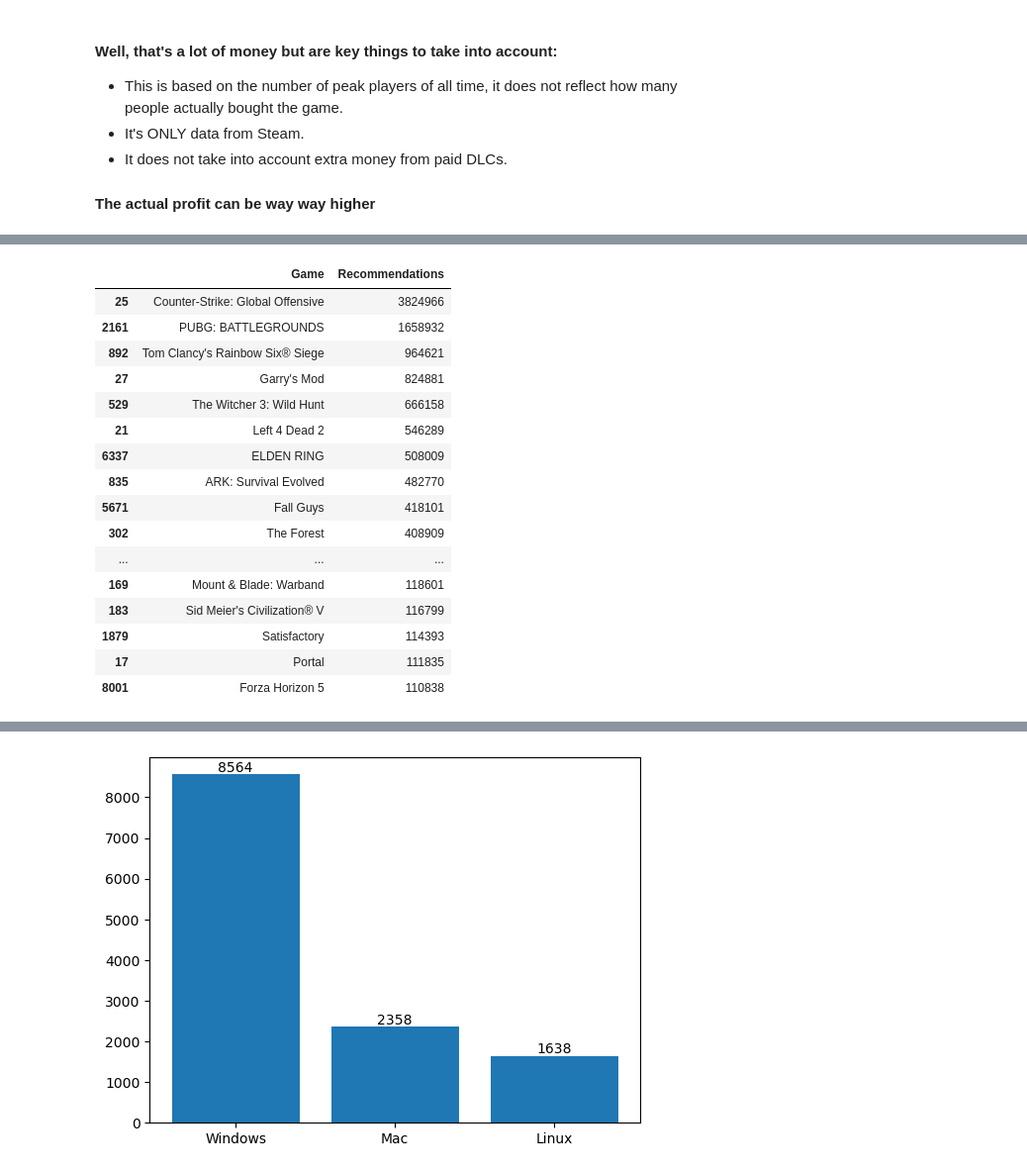
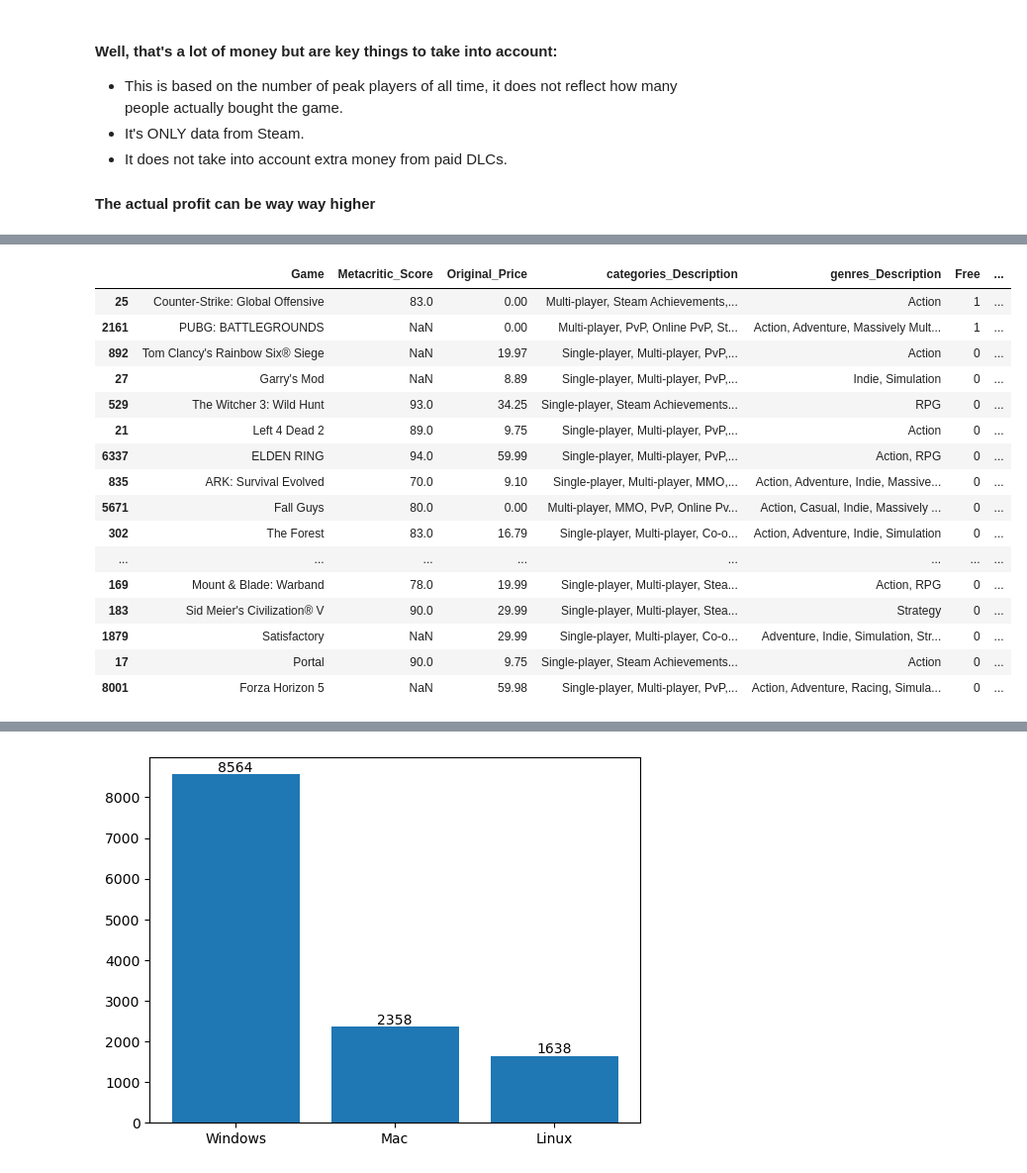
Before and after one commit to marxio09dio/Steam-Games, a Jupyter notebook: 04_data_exploration.ipynb, the cells around one changed output, grey strips where cells are left out. Shown: that part at 99% size. Drawn from its saved outputs; the diff is of its cells as text; code cells hidden in the pictures.

```diff
--- a/04_data_exploration.ipynb
+++ b/04_data_exploration.ipynb
@@ -127,8 +133,7 @@ top_30_games[['Game', 'Profit', 'Original_Price', 'categories_Description', 'gen
 # %%
-game_Metacritic_Score_series = df_steam[['Game', 'Metacritic_Score', 'Original_Price', 'categories_Description', 'genres_Description']]
+game_Metacritic_Score_series = df_steam[['Game', 'Metacritic_Score', 'Original_Price', 'categories_Description', 'genres_Description', 'Free', 'Count_DLC',	'Total_Achievements', 'Full_Controller_Support', 'Recommendations']]
 sorted_Metacritic_Scoredata = game_Metacritic_Score_series.sort_values('Metacritic_Score', ascending=False)
 
 # Print the top 30 games with additional columns
-top_30_games = sorted_Metacritic_Scoredata.head(30)
-top_30_games
+sorted_Metacritic_Scoredata.head(30)
 # %% [output]
@@ -152,25 +157,22 @@ top_30_games
 # %%
-# Get Games by Recommendations
-game_Recommendations_series = df_steam[['Game', 'Recommendations']]
-sorted_Recommendations = game_Recommendations_series.sort_values('Recommendations', ascending=False)
+sorted_Recommendations = game_Metacritic_Score_series.sort_values('Recommendations', ascending=False)
 
-# Top 30
 sorted_Recommendations.head(30)
 # %% [output]
-|  | Game | Recommendations |
-| 25 | Counter-Strike: Global Offensive | 3824966 |
-| 2161 | PUBG: BATTLEGROUNDS | 1658932 |
-| 892 | Tom Clancy's Rainbow Six® Siege | 964621 |
-| 27 | Garry's Mod | 824881 |
-| 529 | The Witcher 3: Wild Hunt | 666158 |
-| 21 | Left 4 Dead 2 | 546289 |
-| 6337 | ELDEN RING | 508009 |
-| 835 | ARK: Survival Evolved | 482770 |
-| 5671 | Fall Guys | 418101 |
-| 302 | The Forest | 408909 |
-| ... | ... | ... |
-| 169 | Mount & Blade: Warband | 118601 |
-| 183 | Sid Meier's Civilization® V | 116799 |
-| 1879 | Satisfactory | 114393 |
-| 17 | Portal | 111835 |
-| 8001 | Forza Horizon 5 | 110838 |
+|  | Game | Metacritic_Score | Original_Price | categories_Description | genres_Description | Free | ... |
+| 25 | Counter-Strike: Global Offensive | 83.0 | 0.00 | Multi-player, Steam Achievements,... | Action | 1 | ... |
+| 2161 | PUBG: BATTLEGROUNDS | NaN | 0.00 | Multi-player, PvP, Online PvP, St... | Action, Adventure, Massively Mult... | 1 | ... |
+| 892 | Tom Clancy's Rainbow Six® Siege | NaN | 19.97 | Single-player, Multi-player, PvP,... | Action | 0 | ... |
+| 27 | Garry's Mod | NaN | 8.89 | Single-player, Multi-player, PvP,... | Indie, Simulation | 0 | ... |
+| 529 | The Witcher 3: Wild Hunt | 93.0 | 34.25 | Single-player, Steam Achievements... | RPG | 0 | ... |
+| 21 | Left 4 Dead 2 | 89.0 | 9.75 | Single-player, Multi-player, PvP,... | Action | 0 | ... |
+| 6337 | ELDEN RING | 94.0 | 59.99 | Single-player, Multi-player, PvP,... | Action, RPG | 0 | ... |
+| 835 | ARK: Survival Evolved | 70.0 | 9.10 | Single-player, Multi-player, MMO,... | Action, Adventure, Indie, Massive... | 0 | ... |
+| 5671 | Fall Guys | 80.0 | 0.00 | Multi-player, MMO, PvP, Online Pv... | Action, Casual, Indie, Massively ... | 0 | ... |
+| 302 | The Forest | 83.0 | 16.79 | Single-player, Multi-player, Co-o... | Action, Adventure, Indie, Simulation | 0 | ... |
+| ... | ... | ... | ... | ... | ... | ... | ... |
+| 169 | Mount & Blade: Warband | 78.0 | 19.99 | Single-player, Multi-player, Stea... | Action, RPG | 0 | ... |
+| 183 | Sid Meier's Civilization® V | 90.0 | 29.99 | Single-player, Multi-player, Stea... | Strategy | 0 | ... |
+| 1879 | Satisfactory | NaN | 29.99 | Single-player, Multi-player, Co-o... | Adventure, Indie, Simulation, Str... | 0 | ... |
+| 17 | Portal | 90.0 | 9.75 | Single-player, Steam Achievements... | Action | 0 | ... |
+| 8001 | Forza Horizon 5 | NaN | 59.98 | Single-player, Multi-player, PvP,... | Action, Adventure, Racing, Simula... | 0 | ... |
```
Also changed, not shown: parts of 11 cells of this notebook.
